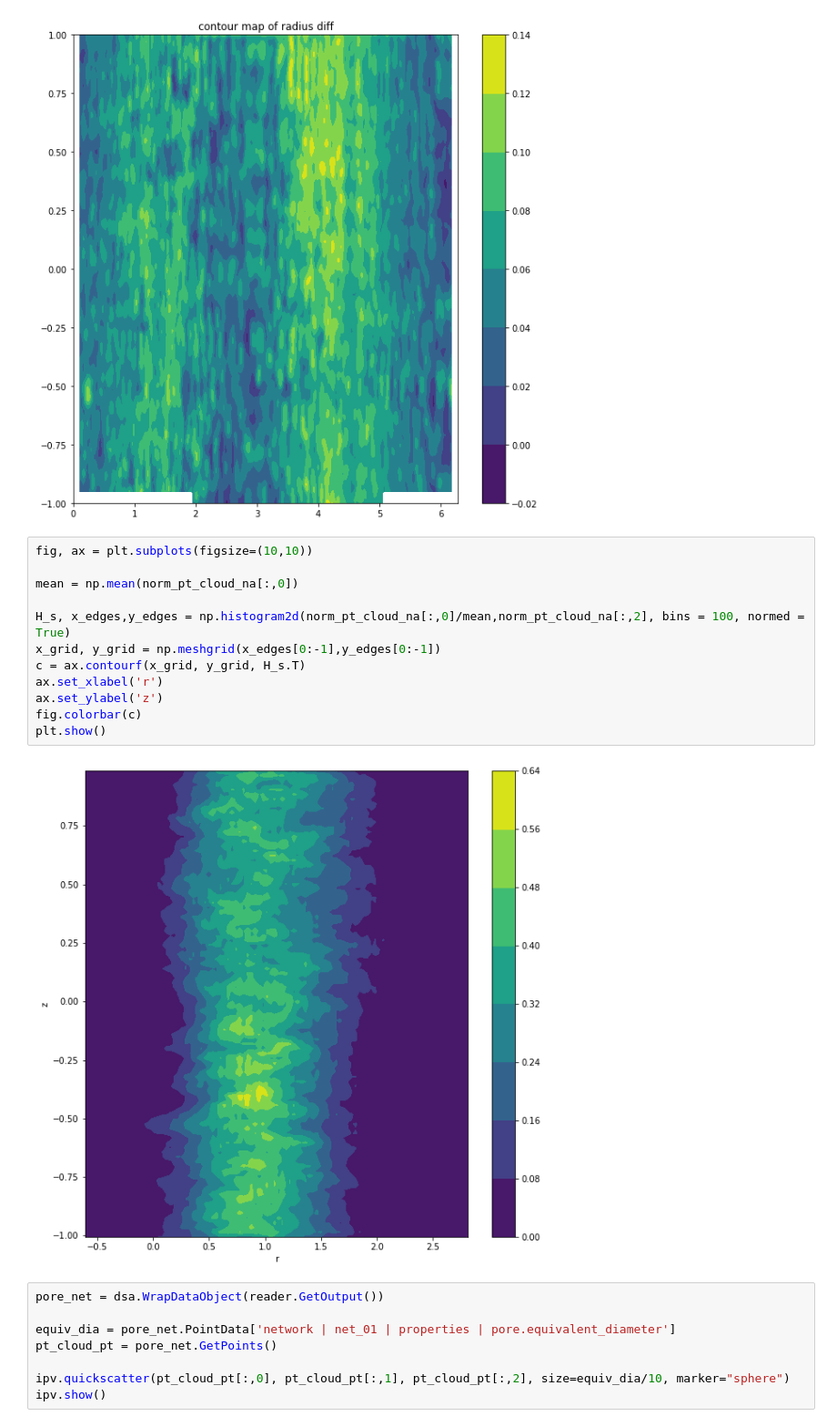
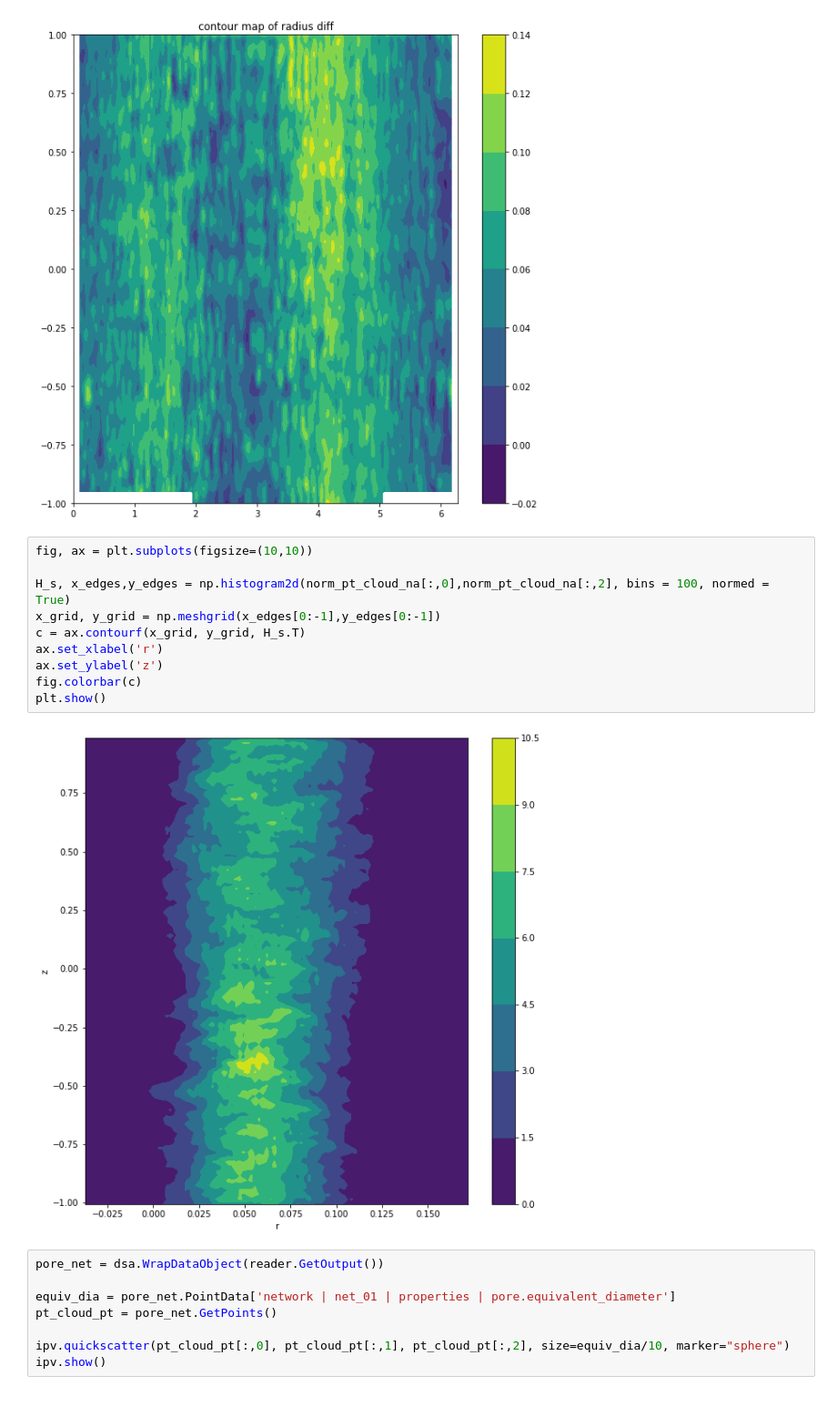
Before and after one commit to rockandsalt/image_segmentation, a Jupyter notebook: analyse_stack.ipynb, the cells around one changed output. Shown at 91% size. Saved outputs shown, nothing was run; the diff lists cells and outputs as text.

```diff
--- a/analyse_stack.ipynb
+++ b/analyse_stack.ipynb
@@ -72,17 +72,15 @@ plt.show()
 # %%
 fig, ax = plt.subplots(figsize=(10,10))
 
-mean = np.mean(norm_pt_cloud_na[:,0])
-
-H_s, x_edges,y_edges = np.histogram2d(norm_pt_cloud_na[:,0]/mean,norm_pt_cloud_na[:,2], bins = 100, normed = True)
+H_s, x_edges,y_edges = np.histogram2d(norm_pt_cloud_na[:,0],norm_pt_cloud_na[:,2], bins = 100, normed = True)
 x_grid, y_grid = np.meshgrid(x_edges[0:-1],y_edges[0:-1])
 c = ax.contourf(x_grid, y_grid, H_s.T)
 ax.set_xlabel('r')
 ax.set_ylabel('z')
 fig.colorbar(c)
 plt.show()
 # %% [output]
-[figure, old version]
+[figure, new version]
 # %%
 pore_net = dsa.WrapDataObject(reader.GetOutput())
 
```
Also changed, not shown: parts of 6 cells of this notebook.
